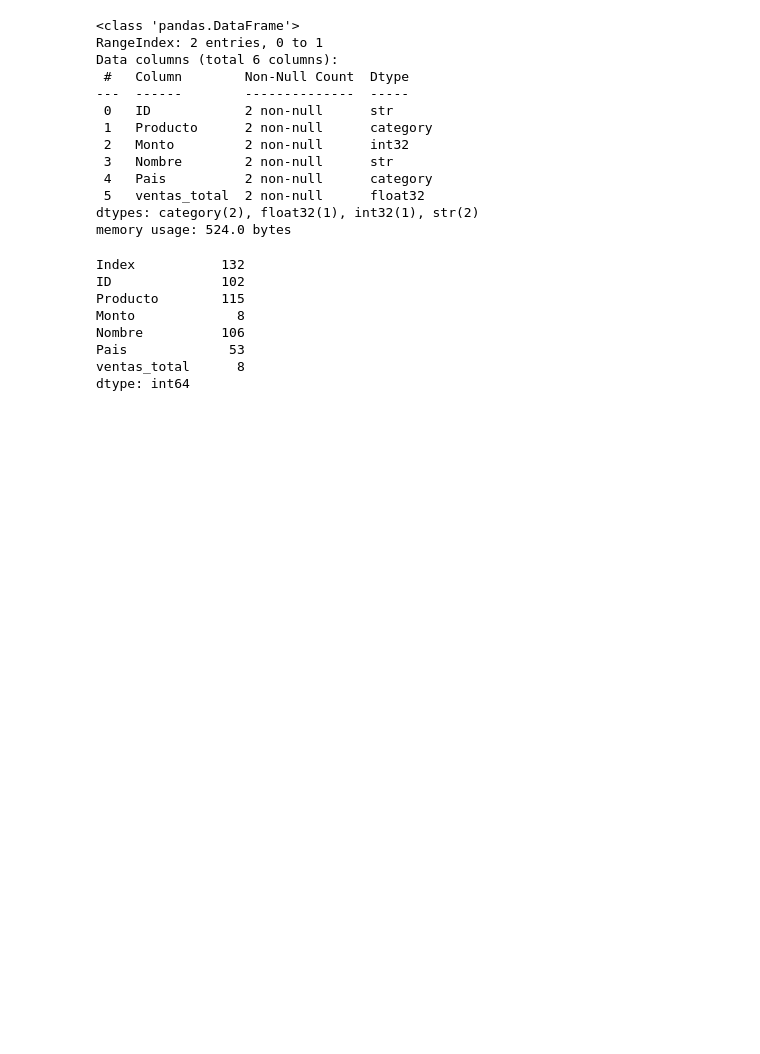
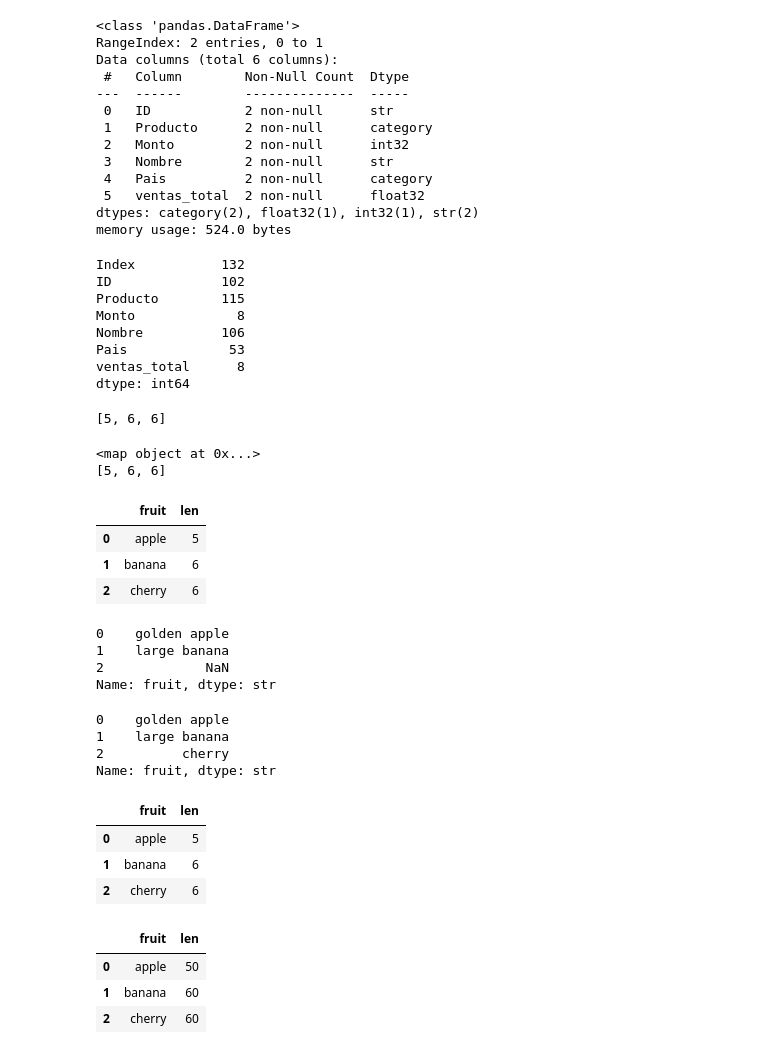
Before and after one commit to GustavoMontenegroVargas/fast-api, a Jupyter notebook: notebooks/test.ipynb, the cells around one changed output. Drawn from its saved outputs; the diff is of its cells as text; code cells hidden in the pictures; blank space fills up the shorter version.

```diff
--- a/notebooks/test.ipynb
+++ b/notebooks/test.ipynb
@@ -374,3 +374,77 @@ Nombre          106
 Pais             53
 ventas_total      8
 dtype: int64
+# %%
+def myfunc(n):
+  return len(n)
+
+x = map(myfunc, ('apple', 'banana', 'cherry'))
+list(x)
+# %% [output]
+[5, 6, 6]
+# %%
+def myfunc_b(n):
+  return len(n)
+
+list_b = ['apple', 'banana', 'cherry']
+
+map_object = map(myfunc_b, list_b)
+print(map_object)
+result_list = list(map_object) #The iterable object gets exhausted the first time that it is converted to a list.
+# Iterators are single-use objects.
+print(result_list)
+# %% [output]
+<map object at 0x...>
+[5, 6, 6]
+# %%
+data_map = {
+    "fruit": list_b,
+    "len": result_list
+}
+
+df_map = pd.DataFrame(data_map)
+df_map
+# %% [output]
+|  | fruit | len |
+| 0 | apple | 5 |
+| 1 | banana | 6 |
+| 2 | cherry | 6 |
+# %%
+fruit_dic = {
+    "banana" : "large banana",
+    "apple" : "golden apple",
+}
+
+df_map["fruit"].map(fruit_dic)
+# %% [output]
+0    golden apple
+1    large banana
+2             NaN
+Name: fruit, dtype: str
+# %%
+df_map["fruit"].replace(fruit_dic)
+# %% [output]
+0    golden apple
+1    large banana
+2          cherry
+Name: fruit, dtype: str
+# %%
+df_map
+# %% [output]
+|  | fruit | len |
+| 0 | apple | 5 |
+| 1 | banana | 6 |
+| 2 | cherry | 6 |
+# %%
+def sum(a):
+    return a * 10
+
+z = map(sum, df_map['len'])
+df_map["len"] = list(z)
+
+df_map
+# %% [output]
+|  | fruit | len |
+| 0 | apple | 50 |
+| 1 | banana | 60 |
+| 2 | cherry | 60 |
```
Also changed, not shown: parts of 4 cells of this notebook.
